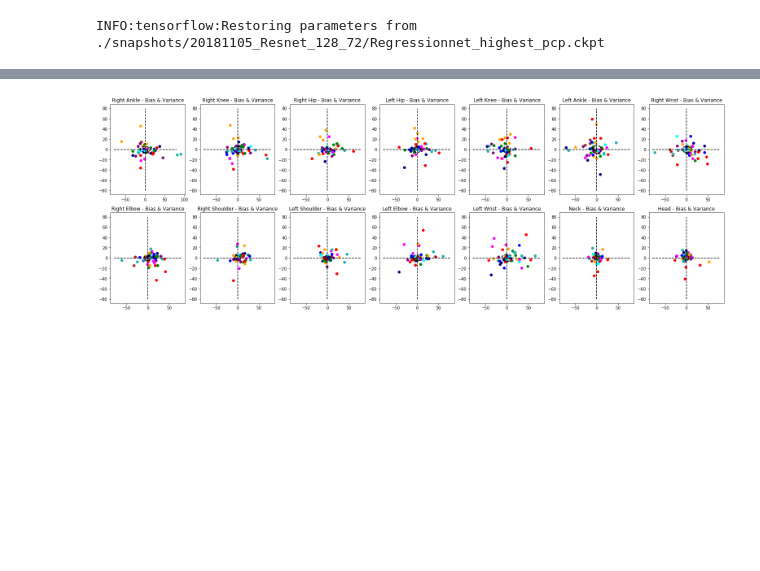
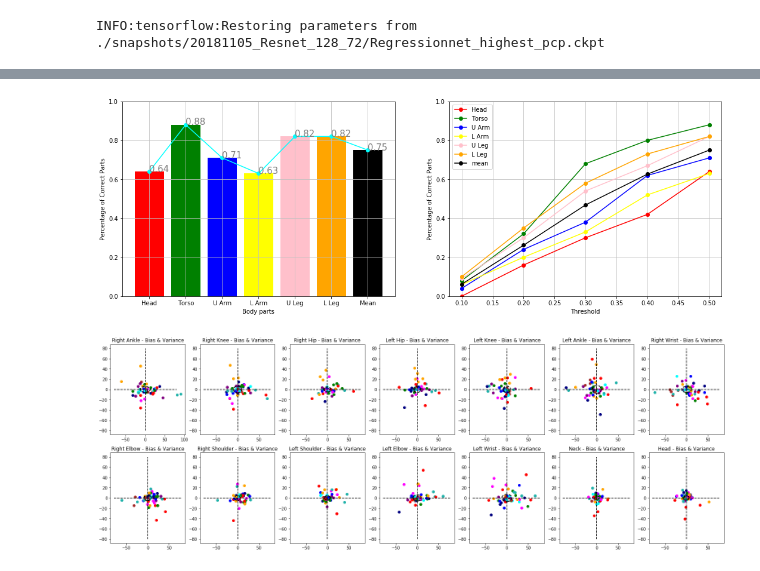
Before and after one commit to Hahnnz/Human_Pose_MET_Score_Estimation, a Jupyter notebook: Analysis_Result.ipynb, the cells around one changed output, grey strips where cells are left out. Saved outputs shown, nothing was run; the diff lists cells and outputs as text; code cells hidden in the pictures; blank space fills up the shorter version.

```diff
--- a/Analysis_Result.ipynb
+++ b/Analysis_Result.ipynb
@@ -82,5 +82,35 @@ pcp_table
 | U Leg | 0.40 | 0.70 | 1.00 | 0.80 | 0.80 | 1.00 | 1.00 | 0.80 | ... |
 | L Leg | 0.20 | 0.70 | 1.00 | 0.70 | 1.00 | 1.00 | 1.00 | 1.00 | ... |
 | Mean | 0.27 | 0.62 | 0.98 | 0.77 | 0.85 | 0.97 | 0.88 | 0.87 | ... |
+# %%
+pcp = [[] for _ in range(7)]
+
+for thresh in [0.1,0.2,0.3,0.4,0.5]:
+    pcp_value=tools.pose.eval_strict_pcp(orig_canonical,pred_canonical,thresh)
+    average_pcp = tools.pose.average_pcp_left_right_limbs(pcp_value)
+    for i in range(len(average_pcp[1])):
+        pcp[i].append(average_pcp[0][i])
+
+fig, pcp_plot = plt.subplots(1,2)
+fig.set_size_inches(18,6)
+
+for i, v in enumerate(pcp_result[-1]):
+    pcp_plot[0].bar(x=sticks[i],height=v,color=sticks_color[i])
+    pcp_plot[0].text(i,v,str(v),fontsize=15,color='gray')
+pcp_plot[0].plot(pcp_result[-1], marker='o', c='aqua')
+pcp_plot[0].set_ylim(0.0,1.0)
+pcp_plot[0].grid(b=True, which='major',c='silver')
+pcp_plot[0].set_xlabel('Body parts')
+pcp_plot[0].set_ylabel('Percentage of Correct Parts')
+
+for i, c in enumerate(sticks_color):
+    pcp_plot[1].plot([0.1,0.2,0.3,0.4,0.5],pcp[i],c=c,marker='o')
+pcp_plot[1].set_xlabel('Threshold')
+pcp_plot[1].set_ylabel('Percentage of Correct Parts')
+pcp_plot[1].set_ylim(0.0,1.0)
+pcp_plot[1].legend(average_pcp[1], loc=2,)
+pcp_plot[1].grid(b=True, which='major',c='silver')
+# %% [output]
+[figure, added]
 # %%
 fig, points = plt.subplots(2,7)
```
Also changed, not shown: parts of 5 cells of this notebook.
